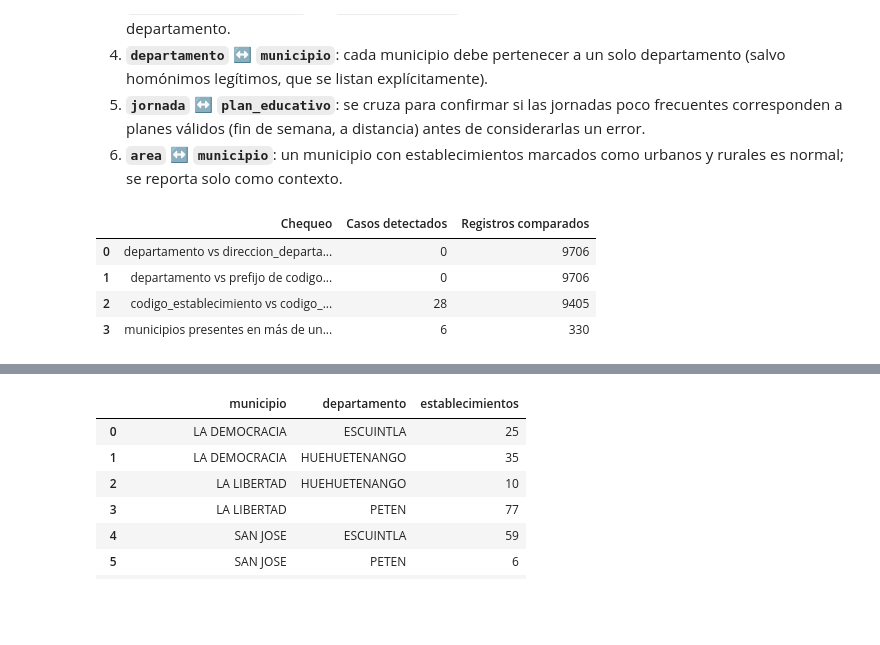
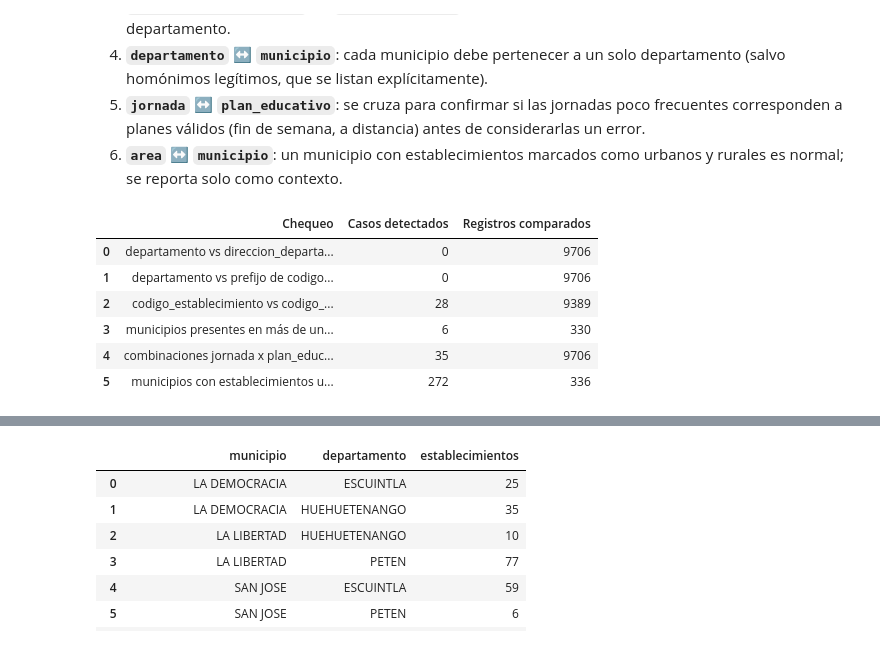
Before and after one commit to CindyGualim/DATA-SCIENCE_CC3084, a Jupyter notebook: Proyecto1.ipynb, the cells around one changed output, grey strips where cells are left out. Cells and saved outputs as stored; diff of their text form; code cells hidden in the pictures; blank space fills up the shorter version.

```diff
--- a/Proyecto1.ipynb
+++ b/Proyecto1.ipynb
@@ -892,3 +891,8 @@ df[COLUMNAS_MAYUSCULAS] = (
     df[COLUMNAS_MAYUSCULAS]
     .apply(lambda s: s.str.upper())
 )
+# %%
+df[VARIABLES_STRING] = df[VARIABLES_STRING].astype("string")
+df[VARIABLES_CATEGORICAS] = df[VARIABLES_CATEGORICAS].astype("string")
+
+df.dtypes.to_frame("dtype")
@@ -1510,43 +1578,55 @@ dep_n = sub["departamento"].map(quitar_tildes)
 dpal_n = sub["direccion_departamental"].map(quitar_tildes)
 mask_1 = ~pd.Series([d.startswith(p) for d, p in zip(dpal_n, dep_n)], index=sub.index)
 inconsistencias.append(("departamento vs direccion_departamental", int(mask_1.sum()), len(sub)))
-if mask_1.any():
-    display(df.loc[mask_1[mask_1].index, ["departamento", "direccion_departamental"]]
-            .drop_duplicates())
 
 # --- 2. departamento vs prefijo del codigo_establecimiento ---
 prefijo = df["codigo_establecimiento"].str.slice(0, 2)
 # El prefijo "esperado" de cada departamento es el más frecuente dentro de ese
 # departamento (no se transcribe de memoria: se deduce de los propios datos).
 mapa_prefijo = {}
 for dep, g in df.dropna(subset=["departamento"]).groupby("departamento", observed=True):
     modas = prefijo.loc[g.index].mode(dropna=True)
     if not modas.empty:
         mapa_prefijo[dep] = modas.iloc[0]
 prefijo_esperado = df["departamento"].map(mapa_prefijo)
-mask_2 = prefijo.notna() & prefijo_esperado.notna() & (prefijo != prefijo_esperado)
+mask_2 = (prefijo.notna() & prefijo_esperado.notna() & (prefijo != prefijo_esperado)).fillna(False)
 inconsistencias.append(("departamento vs prefijo de codigo_establecimiento",
                         int(mask_2.sum()), int(prefijo.notna().sum())))
 
 # --- 3. codigo_establecimiento vs codigo_distrito ---
 mask_3 = (df["codigo_establecimiento"].notna() & df["codigo_distrito"].notna()
-          & (df["codigo_establecimiento"].str.slice(0, 2) != df["codigo_distrito"].str.slice(0, 2)))
+          & (df["codigo_establecimiento"].str.slice(0, 2) != df["codigo_distrito"].str.slice(0, 2))
+          ).fillna(False)
 inconsistencias.append(("codigo_establecimiento vs codigo_distrito", int(mask_3.sum()),
                         int((df["codigo_establecimiento"].notna() & df["codigo_distrito"].notna()).sum())))
 
 # --- 4. municipios que aparecen en más de un departamento (homónimos) ---
 homonimos = (df.dropna(subset=["municipio", "departamento"])
                .groupby("municipio", observed=True)["departamento"].nunique())
 homonimos = homonimos[homonimos > 1]
 inconsistencias.append(("municipios presentes en más de un departamento (homónimos)",
                         int(len(homonimos)), int(df["municipio"].nunique())))
 
+# --- 5. jornada vs plan_educativo ---
+cruce_jornada_plan = pd.crosstab(df["jornada"], df["plan_educativo"], dropna=False)
+combinaciones_observadas = int((cruce_jornada_plan > 0).sum().sum())
+inconsistencias.append(("combinaciones jornada x plan_educativo observadas",
+                        combinaciones_observadas, len(df)))
+
+# --- 6. area vs municipio (contexto, no es un error) ---
+mixtos = (df.dropna(subset=["area"])
+            .groupby(["departamento", "municipio"], observed=True)["area"].nunique())
+inconsistencias.append(("municipios con establecimientos urbanos y rurales a la vez",
+                        int((mixtos > 1).sum()), int(len(mixtos))))
+
 resumen_consistencia = pd.DataFrame(
     inconsistencias, columns=["Chequeo", "Casos detectados", "Registros comparados"])
 resumen_consistencia
 # %% [output]
 |  | Chequeo | Casos detectados | Registros comparados |
 | 0 | departamento vs direccion_departa... | 0 | 9706 |
 | 1 | departamento vs prefijo de codigo... | 0 | 9706 |
-| 2 | codigo_establecimiento vs codigo_... | 28 | 9405 |
+| 2 | codigo_establecimiento vs codigo_... | 28 | 9389 |
 | 3 | municipios presentes en más de un... | 6 | 330 |
+| 4 | combinaciones jornada x plan_educ... | 35 | 9706 |
+| 5 | municipios con establecimientos u... | 272 | 336 |
```
Also changed, not shown: parts of 25 cells of this notebook.
